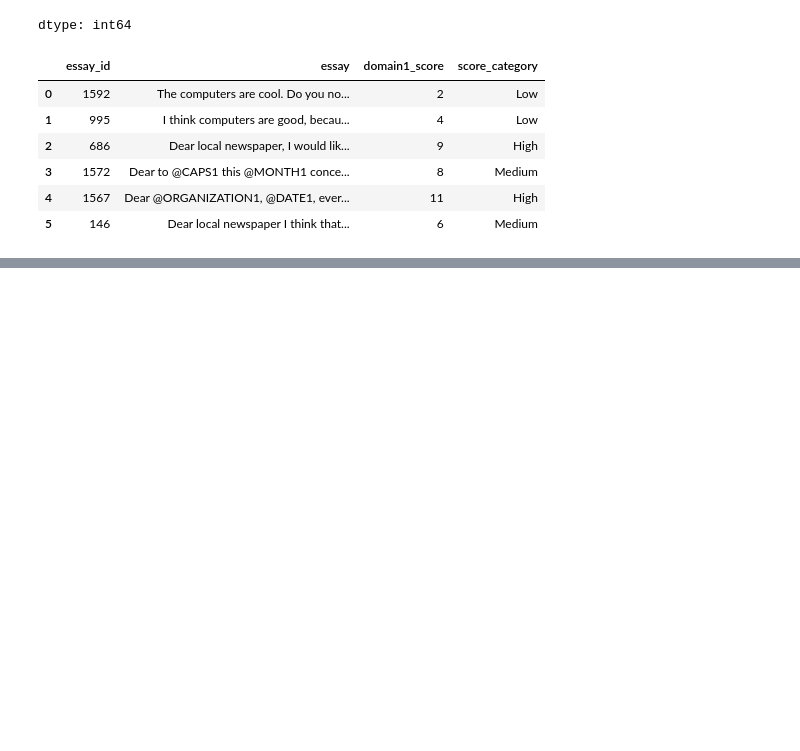
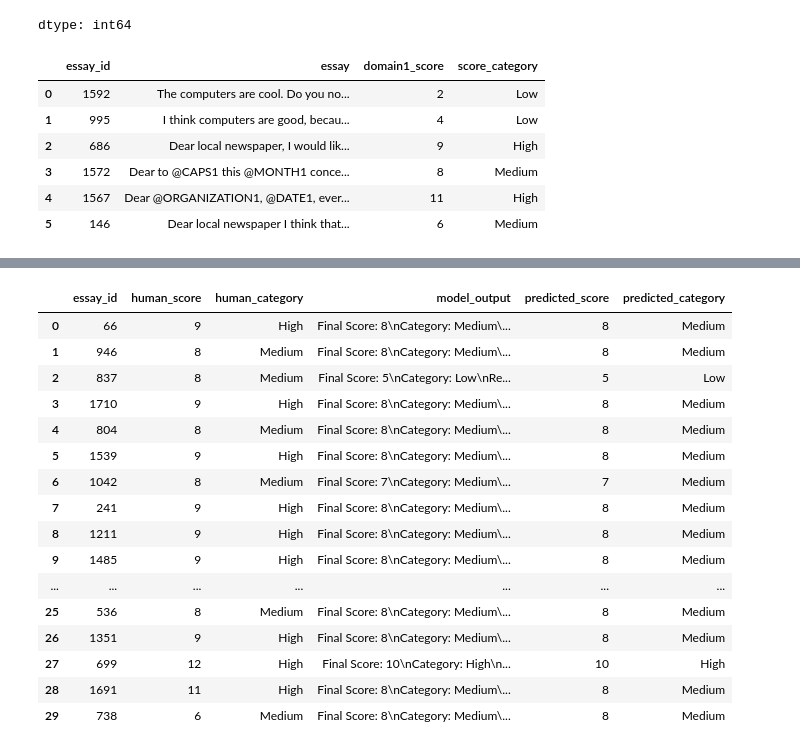
Before and after one commit to MalakSalehh/Thesis-datasets, a Jupyter notebook: CLEAN_TRIALtitled1.ipynb, the cells around one changed output, grey strips where cells are left out. Cells and saved outputs as stored; diff of their text form; code cells hidden in the pictures; blank space fills up the shorter version.

```diff
--- a/CLEAN_TRIALtitled1.ipynb
+++ b/CLEAN_TRIALtitled1.ipynb
@@ -143,13 +147,10 @@ calibration_ids = calibration["essay_id"].tolist()
 
 pool = set1[~set1["essay_id"].isin(calibration_ids)].copy().reset_index(drop=True)
 
-demo_5 = pool.sample(5, random_state=RANDOM_STATE).reset_index(drop=True)
-
-remaining_after_5 = pool[~pool["essay_id"].isin(demo_5["essay_id"])].copy().reset_index(drop=True)
-demo_15 = remaining_after_5.sample(15, random_state=RANDOM_STATE).reset_index(drop=True)
+# sample 30 essays directly
+demo_30 = pool.sample(30, random_state=RANDOM_STATE).reset_index(drop=True)
 
 print("Calibration:", calibration.shape)
-print("Demo 5:", demo_5.shape)
-print("Demo 15:", demo_15.shape)
+print("Demo 30:", demo_30.shape)
 # %% [output]
 Calibration: (6, 4)
@@ -260,5 +244,0 @@ def get_response(prompt, model="llama-3.1-8b-instant"):
-# %%
-essay_text =demo_5 .loc[0, "essay"]
-prompt = build_full_prompt(essay_text, rubric_text, calibration_text)
-output = get_response(prompt)
-print(output)
@@ -274,0 +267,26 @@ Overall, the essay demonstrates a clear and well-organized argument, but could b
+# %%
+results = []
+
+for _, row in demo_30.iterrows():
+    essay_id = row["essay_id"]
+    essay_text = row["essay"]
+    human_score = row["domain1_score"]
+    human_category = row["score_category"]
+
+    prompt = build_full_prompt(essay_text, rubric_text, calibration_text)
+    output = get_response(prompt)
+
+    predicted_score = extract_final_score(output)
+    predicted_category = extract_category(output)
+
+    results.append({
+        "essay_id": essay_id,
+        "human_score": human_score,
+        "human_category": human_category,
+        "model_output": output,
+        "predicted_score": predicted_score,
+        "predicted_category": predicted_category
+    })
+
+    print(f"Done essay {essay_id}")
+    time.sleep(1)   # optional, just to avoid rate issues
@@ -274,0 +311,21 @@ Overall, the essay demonstrates a clear and well-organized argument, but could b
+# %%
+results_df = pd.DataFrame(results)
+results_df
+# %% [output]
+|  | essay_id | human_score | human_category | model_output | predicted_score | predicted_category |
+| 0 | 66 | 9 | High | Final Score: 8\nCategory: Medium\... | 8 | Medium |
+| 1 | 946 | 8 | Medium | Final Score: 8\nCategory: Medium\... | 8 | Medium |
+| 2 | 837 | 8 | Medium | Final Score: 5\nCategory: Low\nRe... | 5 | Low |
+| 3 | 1710 | 9 | High | Final Score: 8\nCategory: Medium\... | 8 | Medium |
+| 4 | 804 | 8 | Medium | Final Score: 8\nCategory: Medium\... | 8 | Medium |
+| 5 | 1539 | 9 | High | Final Score: 8\nCategory: Medium\... | 8 | Medium |
+| 6 | 1042 | 8 | Medium | Final Score: 7\nCategory: Medium\... | 7 | Medium |
+| 7 | 241 | 9 | High | Final Score: 8\nCategory: Medium\... | 8 | Medium |
+| 8 | 1211 | 9 | High | Final Score: 8\nCategory: Medium\... | 8 | Medium |
+| 9 | 1485 | 9 | High | Final Score: 8\nCategory: Medium\... | 8 | Medium |
+| ... | ... | ... | ... | ... | ... | ... |
+| 25 | 536 | 8 | Medium | Final Score: 8\nCategory: Medium\... | 8 | Medium |
+| 26 | 1351 | 9 | High | Final Score: 8\nCategory: Medium\... | 8 | Medium |
+| 27 | 699 | 12 | High | Final Score: 10\nCategory: High\n... | 10 | High |
+| 28 | 1691 | 11 | High | Final Score: 8\nCategory: Medium\... | 8 | Medium |
+| 29 | 738 | 6 | Medium | Final Score: 8\nCategory: Medium\... | 8 | Medium |
```
Also changed, not shown: parts of 17 cells of this notebook.
